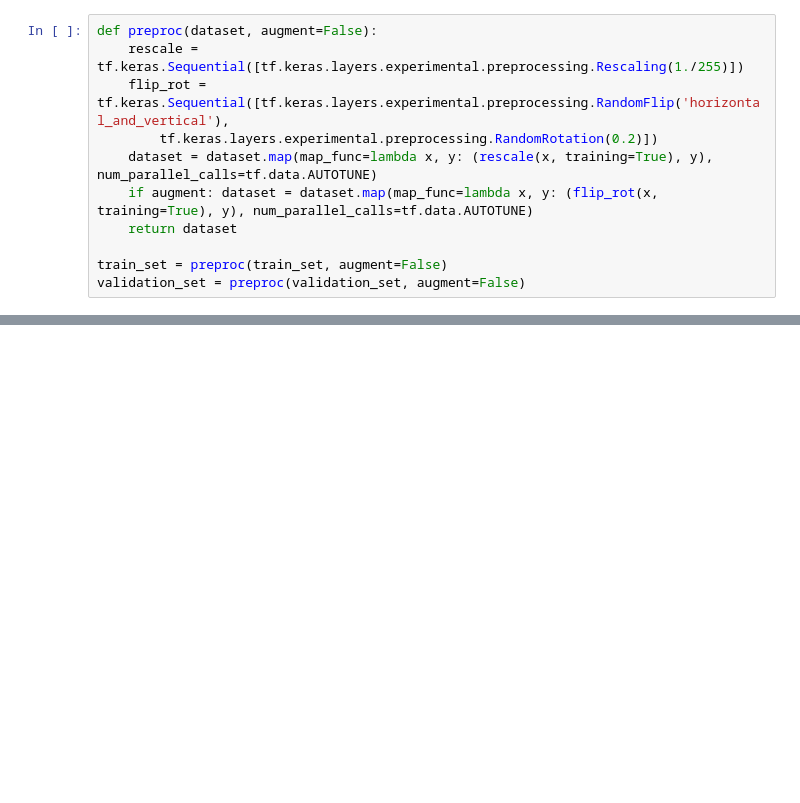
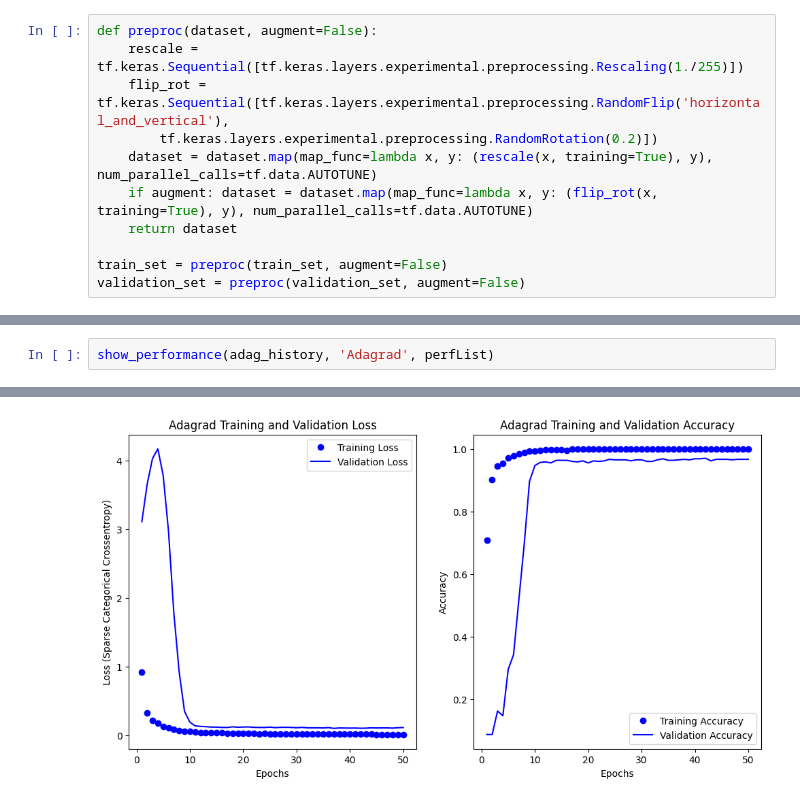
Before and after one commit to bradbrookfield1/Machine-Learning-Spectrogram-CNN-Project, a Jupyter notebook: mnistCNN.ipynb, the cells around one changed output, grey strips where cells are left out. Saved outputs shown, nothing was run; the diff lists cells and outputs as text; blank space fills up the shorter version.

```diff
--- a/mnistCNN.ipynb
+++ b/mnistCNN.ipynb
@@ -228,0 +424,3 @@ Final Accuracy: 0.9683333039283752
+# %%
+show_performance(adag_history, 'Adagrad', perfList)
+# %% [output]
@@ -228,0 +429 @@ Final Accuracy: 0.9683333039283752
+[figure, added]
```
Also changed, not shown: parts of 26 cells of this notebook, 1 other file.
